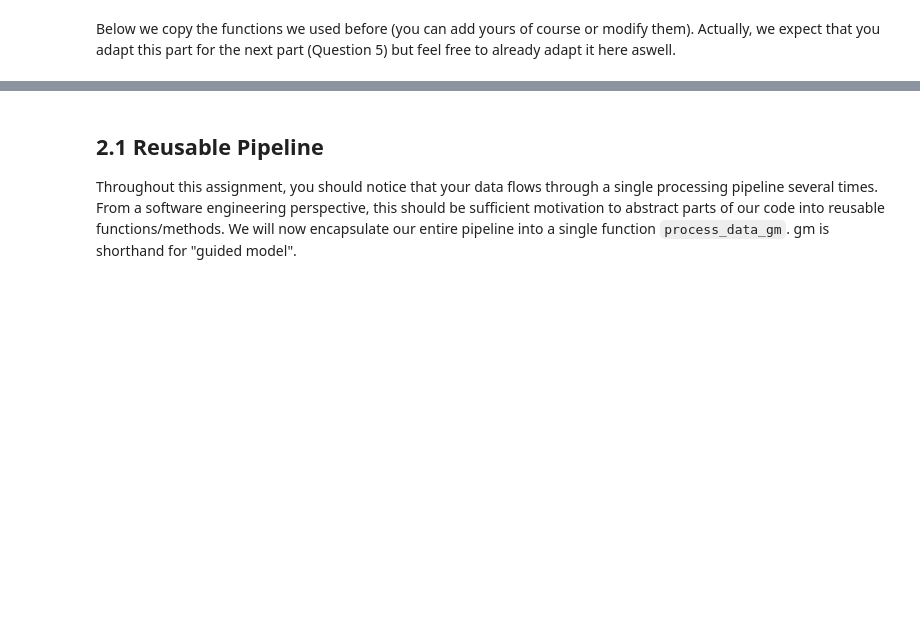
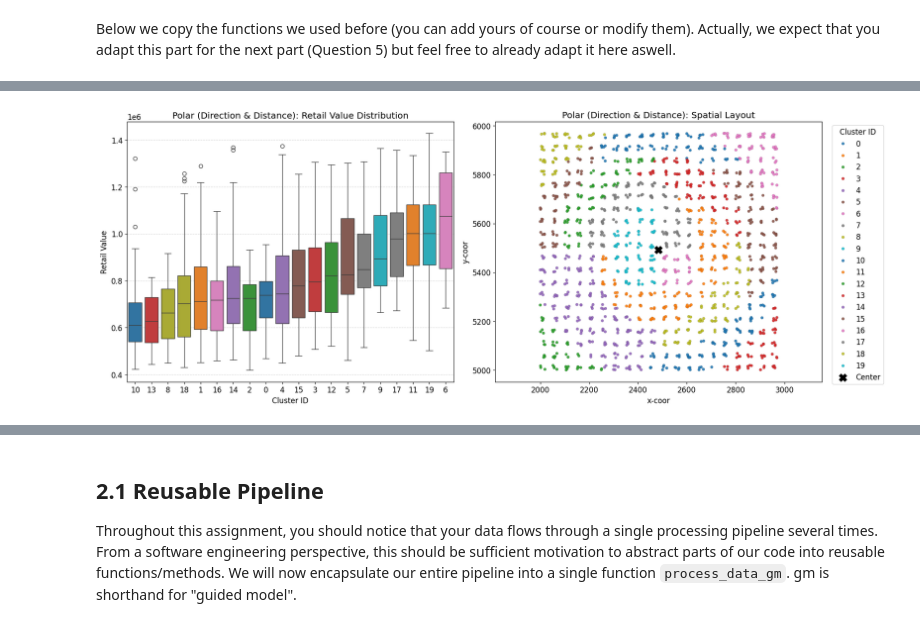
Before and after one commit to MaksiuMilcarz/Data-Analysis, a Jupyter notebook: clinic2/DA-clinic2.ipynb, the cells around one changed output, grey strips where cells are left out. Saved outputs shown, nothing was run; the diff lists cells and outputs as text; code cells hidden in the pictures; blank space fills up the shorter version.

```diff
--- a/clinic2/DA-clinic2.ipynb
+++ b/clinic2/DA-clinic2.ipynb
@@ -783,0 +870,91 @@ def add_location_terms(data):
+# %%
+# --- 3. Visualization (FIXED) ---
+def visualize_spatial_clusters(data, title_prefix="", column="spatial_neighborhood"):
+    # Work on a copy to avoid SettingWithCopy warnings on the original df
+    plot_data = data.copy()
+
+    # *** FIX 1: Convert to String to ensure Dictionary Keys match Plot Categories ***
+    plot_data[column] = plot_data[column].astype(str)
+
+    # Get unique clusters and sort them numerically so the legend isn't random
+    unique_clusters = sorted(plot_data[column].unique(), key=lambda x: int(x))
+    n_clusters = len(unique_clusters)
+
+    # Use a high-contrast palette (tab10 or Set1)
+    palette_values = sns.color_palette("tab10", n_clusters)
+
+    # Map Cluster String -> Color
+    color_map = dict(zip(unique_clusters, palette_values))
+
+    # Determine Order by Median Value (for Boxplot)
+    order = (
+        plot_data.groupby(column)["retailvalue"]
+        .median()
+        .sort_values()
+        .index
+        .tolist()
+    )
+
+    fig, axes = plt.subplots(1, 2, figsize=(18, 7))
+
+    # --- Plot A: Boxplot ---
+    # We map 'hue' to the same variable as 'x' to strictly enforce the palette
+    sns.boxplot(
+        data=plot_data,
+        x=column,
+        y="retailvalue",
+        order=order,
+        hue=column, # Explicitly set hue to fix palette issue
+        palette=color_map,
+        dodge=False, # Keeps boxes centered
+        ax=axes[0]
+    )
+    axes[0].legend([],[], frameon=False) # Hide redundant legend in boxplot
+    axes[0].set_title(f"{title_prefix}: Retail Value Distribution")
+    axes[0].set_xlabel("Cluster ID")
+    axes[0].set_ylabel("Retail Value")
+    axes[0].grid(axis='y', linestyle='--', alpha=0.5)
+
+    # --- Plot B: Scatter Plot ---
+    sns.scatterplot(
+        data=plot_data,
+        x="x-coor",
+        y="y-coor",
+        hue=column,
+        hue_order=unique_clusters, # Ensure legend order matches logic
+        palette=color_map,         # FORCE SAME COLORS
+        s=20,
+        edgecolor='k',             # Add edge for contrast
+        linewidth=0.1,
+        alpha=0.9,
+        ax=axes[1]
+    )
+
+    # Mark the center
+    center_x = plot_data["x-coor"].mean()
+    center_y = plot_data["y-coor"].mean()
+    axes[1].scatter(center_x, center_y, c='black', s=150, marker='X', label='Center')
+
+    axes[1].set_title(f"{title_prefix}: Spatial Layout")
+    axes[1].legend(bbox_to_anchor=(1.02, 1), loc='upper left', title="Cluster ID")
+    axes[1].axis('equal')
+
+    plt.tight_layout()
+    plt.show()
+
+# --- 4. Execution ---
+
+# 1. Run Polar
+print("Running Polar Clustering...")
+polar_k, polar_scaler, polar_center = fit_polar_clustering(training_data, k=20)
+print(f"Polar Clustering: Center at {polar_center}, K={polar_k.n_clusters}")
+df_polar = add_polar_clusters(training_data, polar_k, polar_scaler, polar_center)
+visualize_spatial_clusters(df_polar, "Polar (Direction & Distance)", 'spatial_neighborhood_polar')
+
+# 2. Run Ring
+print("Running Ring Clustering...")
+ring_k, ring_center = fit_ring_clustering(training_data, k=4)
+print(f"Ring Clustering: Center at {ring_center}, K={ring_k.n_clusters}")
+df_ring = add_ring_clusters(training_data, ring_k, ring_center)
+visualize_spatial_clusters(df_ring, "Ring (Distance Squared)", 'spatial_neighborhood_ringKernel')
+# %% [output]
@@ -783,0 +963 @@ def add_location_terms(data):
+[figure, added]
```
Also changed, not shown: parts of 23 cells of this notebook, 2 other files.
